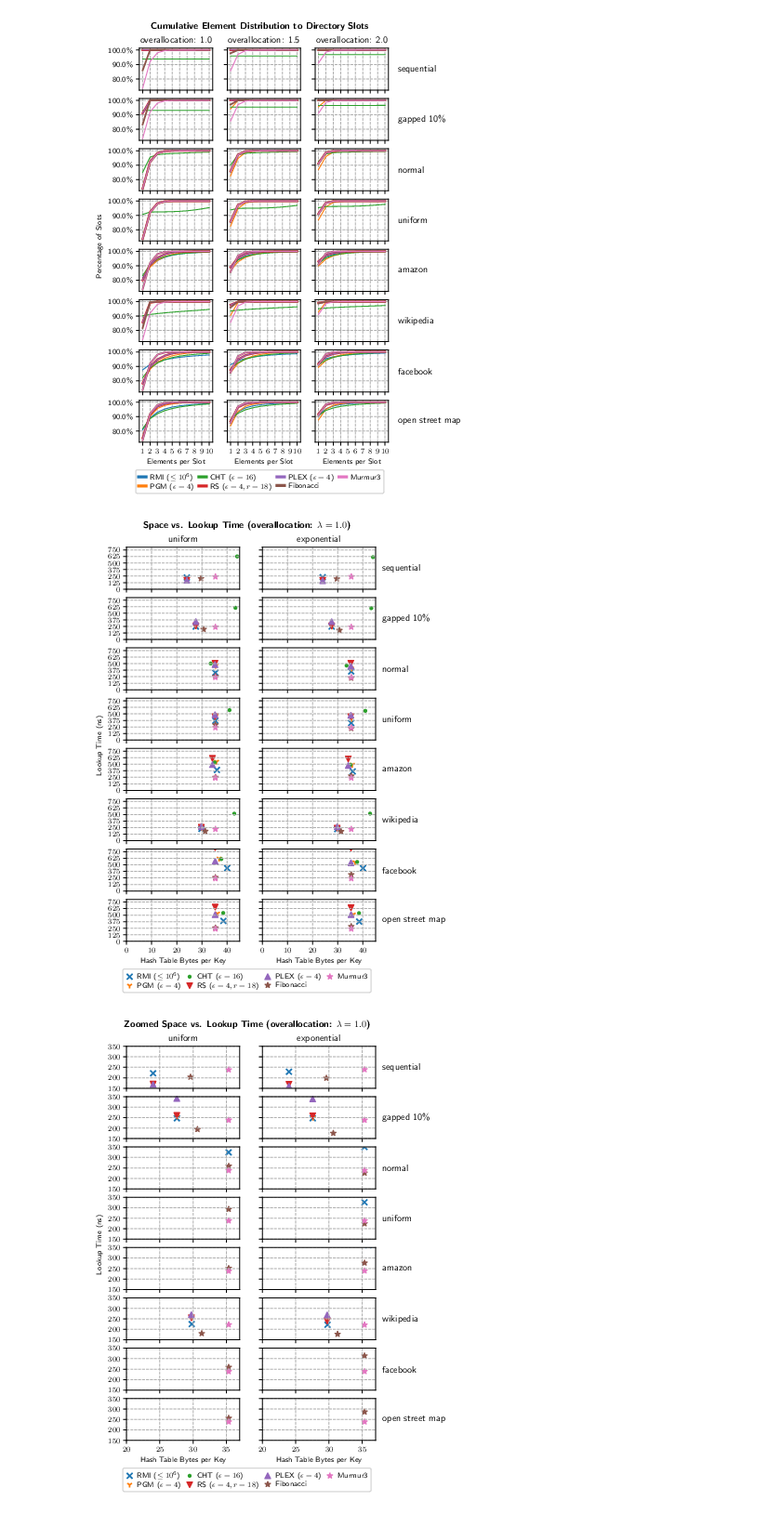
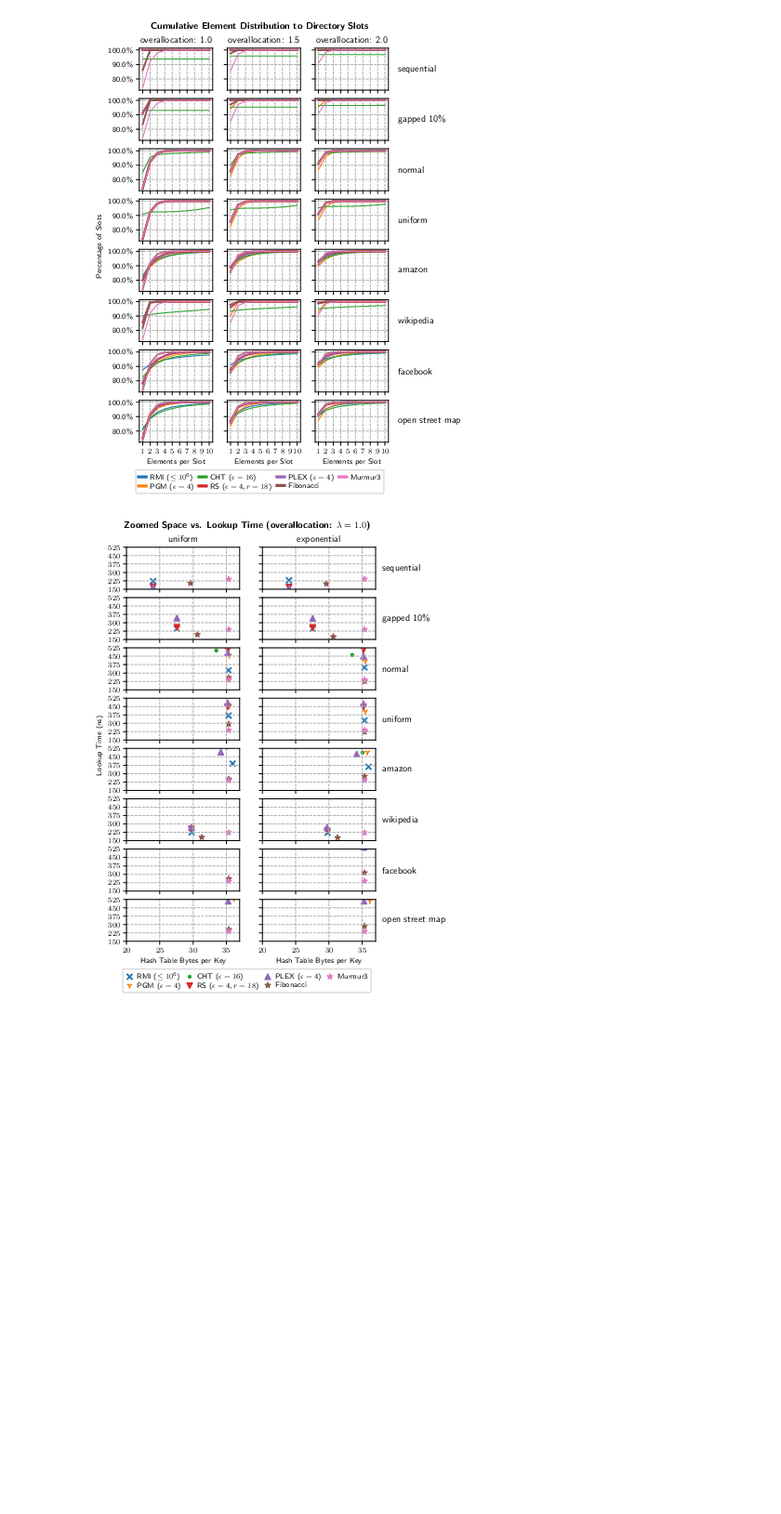
Before and after one commit to IlariaPilo/hashtable, a Jupyter notebook: results/plots.ipynb, the cells around one changed output. Shown: that part at 93% size. Saved outputs shown, nothing was run; the diff lists cells and outputs as text; code cells hidden in the pictures; blank space fills up the shorter version.

Commit message:
reframe zoomed chained pareto plot

```diff
--- a/results/plots.ipynb
+++ b/results/plots.ipynb
@@ -407,34 +407,33 @@ def plot_chained_pareto(data, overalloc, dims=None, ticks=None):
                 # print(i, ds, j, probing_dist, k, name, df[hashtable_lookup])
                 ax.scatter(x=df[hashtable_bytes_per_key], y=df[hashtable_lookup], label=human_func_name(name), color=get_color(name), marker=get_marker(name))#, s=20 if name == "rmi_hash_100" else 14)
 
             ax.grid(linestyle="--", axis="both", which="major")
 
             if i == rows-1:
                 ax.set_xlabel("Hash Table Bytes per Key")
 
     h, l = axs[0][0].get_legend_handles_labels()
     legend = fig.legend(
         h, l,
         loc="lower center",
         bbox_to_anchor=(0.5, 0.02),
         ncol=4,
         borderpad=0.4,
         labelspacing=0.2,
         handlelength=1.0,
         handletextpad=0.5,
         columnspacing=0.7
     )
     for line in legend.get_lines():
         line.set_linewidth(3.0)
 
     fig.suptitle(f"{'Zoomed ' if dims is not None else ''}Space vs. Lookup Time (overallocation: $\lambda = {overalloc}$)", y=0.93, fontweight="bold")
     fig.text(0.03, 0.5, 'Lookup Time (ns)', va='center', rotation='vertical')
 
     fig.savefig(f"chained_pareto_{overalloc}{'_zoomed' if dims is not None else ''}.pdf", bbox_inches="tight", dpi=300)
     fig.savefig(f"chained_pareto_{overalloc}{'_zoomed' if dims is not None else ''}.pgf", bbox_inches="tight", dpi=300)
 
-plot_chained_pareto(chained_df, overalloc=1.0)
-plot_chained_pareto(chained_df, overalloc=1.0, dims=[(20, 37), (150, 350)], ticks=[None, [150, 200, 250, 300, 350]])
+# plot_chained_pareto(chained_df, overalloc=1.0)
+plot_chained_pareto(chained_df, overalloc=1.0, dims=[(20, 37), (150, 525)], ticks=[None, [150, 225, 300, 375, 450, 525]])
 # %% [output]
-[figure, old version]
+[figure, new version]
-[figure, removed]
```
